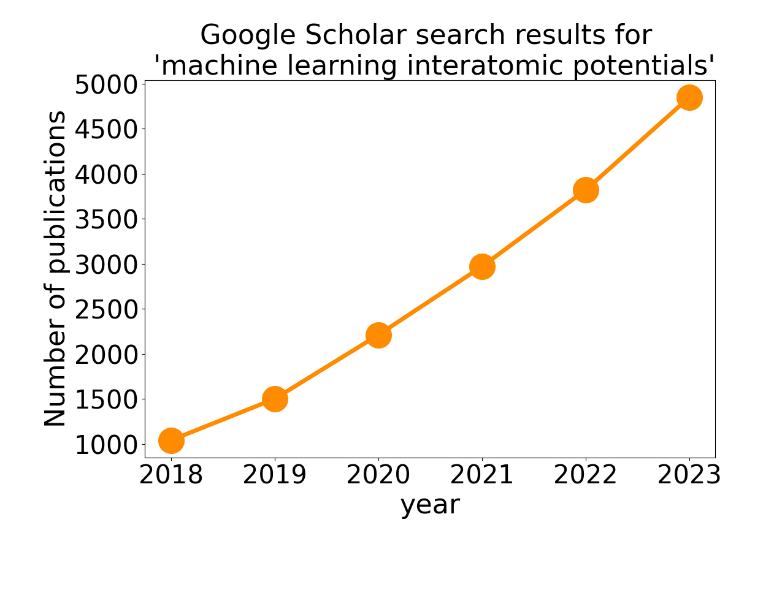
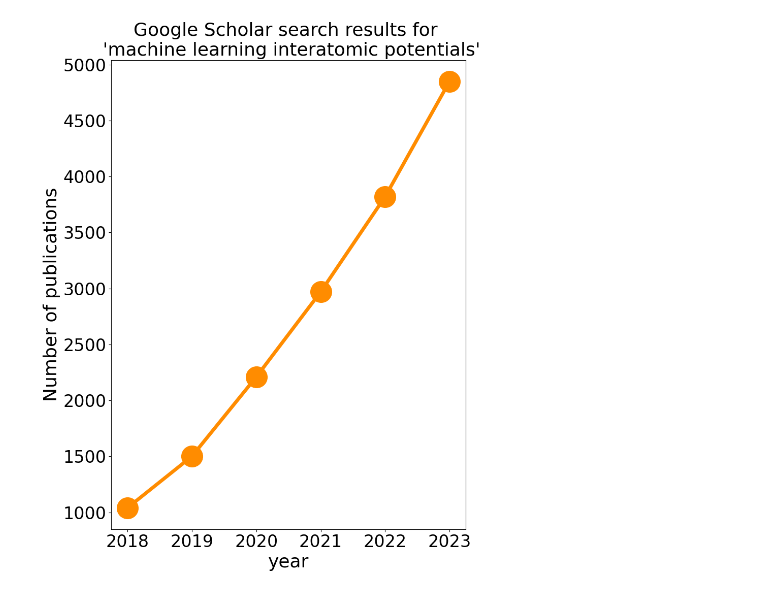
Before and after one commit to BOWENmeZHENG/Bert-NER, a Jupyter notebook: viz_prev.ipynb, the cells around one changed output. Cells and saved outputs as stored; diff of their text form; code cells hidden in the pictures; blank space fills up the shorter version.

```diff
--- a/viz_prev.ipynb
+++ b/viz_prev.ipynb
@@ -83,13 +100,13 @@ if plot_labels:
 # %%
-plt.figure(figsize=(12, 8))
+plt.figure(figsize=(9, 12))
 years = [2018, 2019, 2020, 2021, 2022, 2023]
 papers = [1040, 1500, 2210, 2970, 3820, 4850]
 plt.plot(years, papers, 'o-', linewidth=5, markersize=30, color='darkorange')
-plt.title("Google Scholar search results for \n 'machine learning interatomic potentials'", fontsize=32)
-plt.xlabel("year", fontsize=32)
-plt.ylabel("Number of publications", fontsize=32)
-plt.xticks(fontsize=30)
-plt.yticks(fontsize=30)
+plt.title("Google Scholar search results for \n 'machine learning interatomic potentials'", fontsize=26)
+plt.xlabel("year", fontsize=26)
+plt.ylabel("Number of publications", fontsize=26)
+plt.xticks(fontsize=24)
+plt.yticks(fontsize=24)
 plt.show()
 # %% [output]
-[figure, old version]
+[figure, new version]
```
Also changed, not shown: parts of 5 cells of this notebook, 4 other files.
